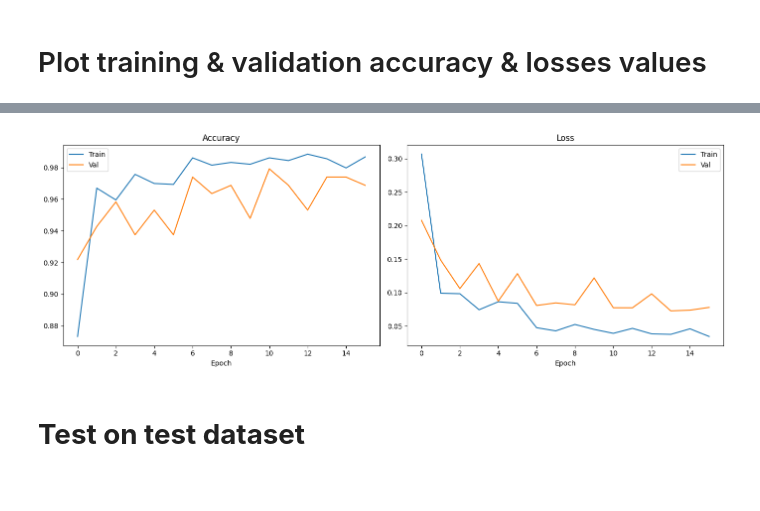
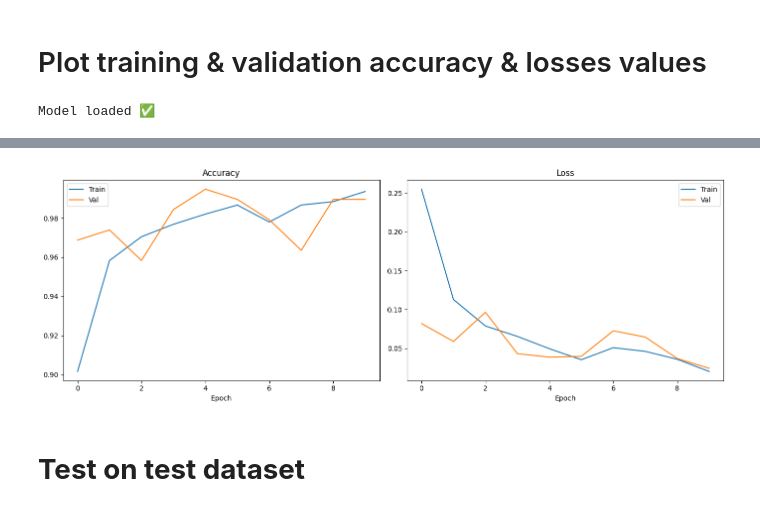
Before and after one commit to isamadafridi/potato_model, a Jupyter notebook: potato_model.ipynb, the cells around one changed output, grey strips where cells are left out. Saved outputs shown, nothing was run; the diff lists cells and outputs as text; code cells hidden in the pictures.

Commit message:
Accuracy 99.22, but fail on unseen data

```diff
--- a/potato_model.ipynb
+++ b/potato_model.ipynb
@@ -118,13 +118,19 @@ test_ds  = test_ds.cache().prefetch(buffer_size=tf.data.AUTOTUNE)
 # ])
 # it cover procesiing unit
 # %%
+# data_augmentation = tf.keras.Sequential([
+#     layers.RandomFlip("horizontal_and_vertical"),
+#     layers.RandomRotation(0.15),
+#     layers.RandomZoom(0.1),
+#     layers.RandomContrast(0.2),
+#     layers.RandomBrightness(0.1),        # ✅ reduce from 0.3 to 0.1
+#     layers.RandomTranslation(0.1, 0.1),
+# ])
 data_augmentation = tf.keras.Sequential([
-    layers.RandomFlip("horizontal_and_vertical"),
+    layers.RandomFlip("horizontal"),
     layers.RandomRotation(0.15),
     layers.RandomZoom(0.1),
-    layers.RandomContrast(0.2),
-    layers.RandomBrightness(0.1),        # ✅ reduce from 0.3 to 0.1
-    layers.RandomTranslation(0.1, 0.1),
+    layers.RandomBrightness(0.1),
 ])
 # %%
 # 1. Get a batch
@@ -290,7 +298,7 @@ callback = [
         monitor='val_accuracy',
         patience=5,                  # ✅ increased from 3
         mode='max',
-        restore_best_weights=True    # ✅ restores best epoch weights
+        restore_best_weights=False    # ✅ restores best epoch weights
     ),
 
     tf.keras.callbacks.ReduceLROnPlateau(
@@ -344,12 +355,21 @@ Epoch 16/50
 # %% [markdown]
 # Plot training & validation accuracy & losses values
 # %%
-# import tensorflow as tf
-# model_path = '/content/drive/MyDrive/Best_Model/potato_model_mobileNetV2_v2.keras'
-# model = tf.keras.models.load_model(model_path)
-# print("Model loaded ✅")
+import tensorflow as tf
+model_path = '/content/best_potato_model.keras'
+model1 = tf.keras.models.load_model(model_path)
+print("Model loaded ✅")
+# %% [output]
+Model loaded ✅
 # %%
 import matplotlib.pyplot as plt
+for epoch, (acc, val_acc, loss, val_loss) in enumerate(zip(
+    history.history['accuracy'],
+    history.history['val_accuracy'],
+    history.history['loss'],
+    history.history['val_loss']
+), 1):
+    print(f"Epoch {epoch:02d} → Train: {acc*100:.2f}%  Val: {val_acc*100:.2f}%  | Train Loss: {loss:.4f}  Val Loss: {val_loss:.4f}")
 
 fig, axes = plt.subplots(1, 2, figsize=(14, 5))
 
@@ -373,4 +403,4 @@ plt.show()
-[figure, old version]
+[figure, new version]
 # %% [markdown]
 # **Test on test dataset**
 # %%
```
Also changed, not shown: parts of 12 cells of this notebook.
